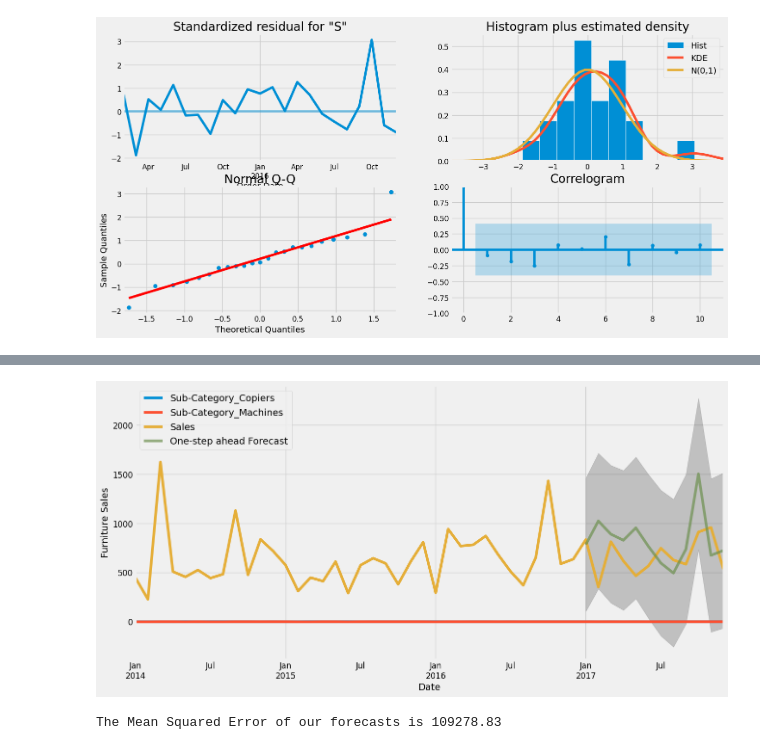
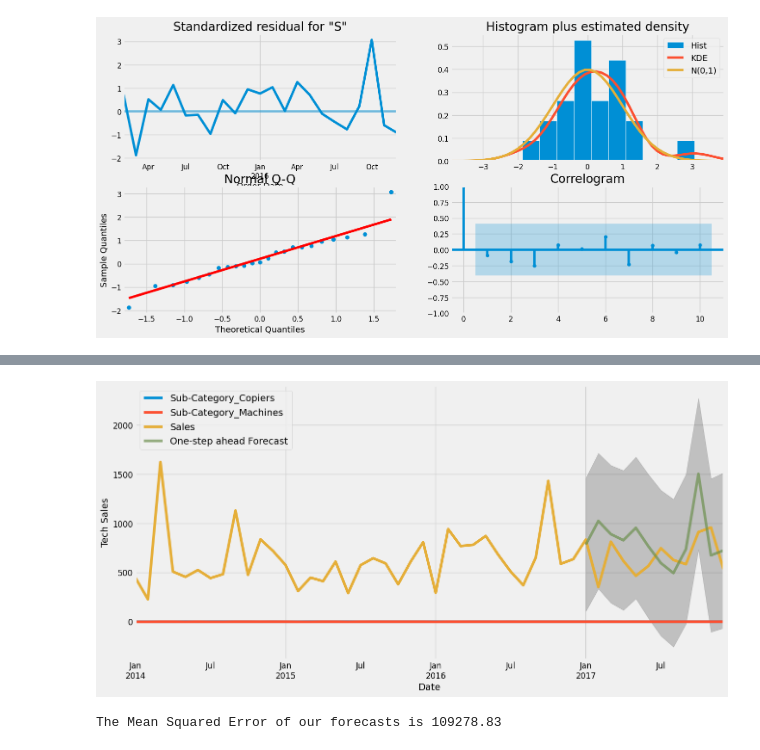
Before and after one commit to AnkitNikum/super_store_sales_prediction, a Jupyter notebook: super_store_sales_predictions.ipynb, the cells around one changed output, grey strips where cells are left out. Saved outputs shown, nothing was run; the diff lists cells and outputs as text; code cells hidden in the pictures.

```diff
--- a/super_store_sales_predictions.ipynb
+++ b/super_store_sales_predictions.ipynb
@@ -275,17 +228,17 @@ Freq: MS, Name: predicted_mean, dtype: float64
 # %%
 pred = results.get_forecast(steps=12,exog=y['2017':][[i for i in y.columns if i != 'Sales']])
 pred_ci = pred.conf_int()
 ax = y['2014':].plot(label='observed')
 pred.predicted_mean.plot(ax=ax, label='One-step ahead Forecast', alpha=.7, figsize=(14, 7))
 ax.fill_between(pred_ci.index,
                 pred_ci.iloc[:, 0],
                 pred_ci.iloc[:, 1], color='k', alpha=.2)
 ax.set_xlabel('Date')
-ax.set_ylabel('Furniture Sales')
+ax.set_ylabel('Tech Sales')
 plt.legend()
 plt.show()
 # %% [output]
-[figure, old version]
+[figure, new version]
 # %%
 y_forecasted = results.get_forecast(steps=12,exog=y['2017':][[i for i in y.columns if i != 'Sales']]).predicted_mean
 y_truth = y['2017-01-01':]['Sales']
```
Also changed, not shown: parts of 6 cells of this notebook.
